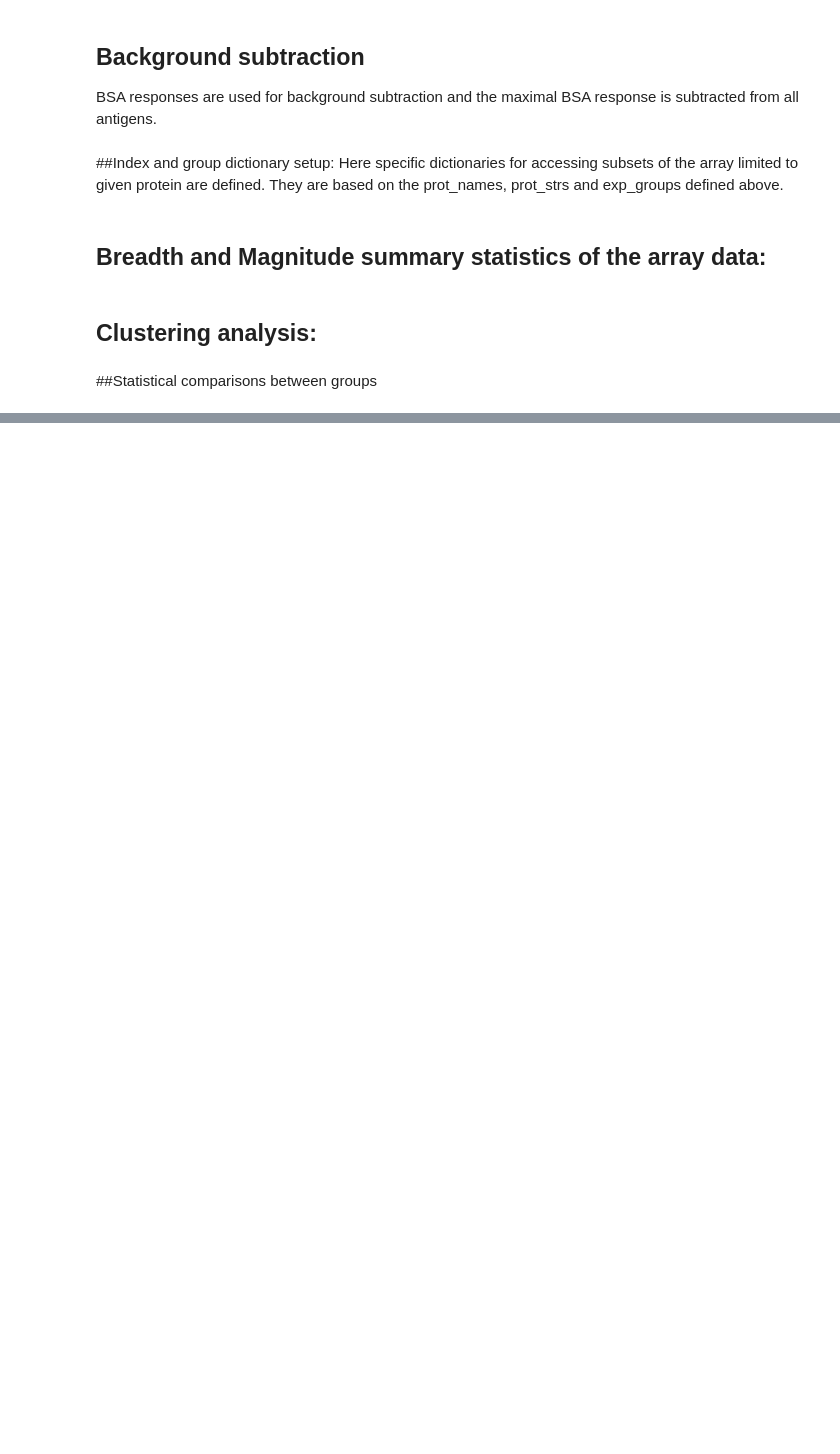
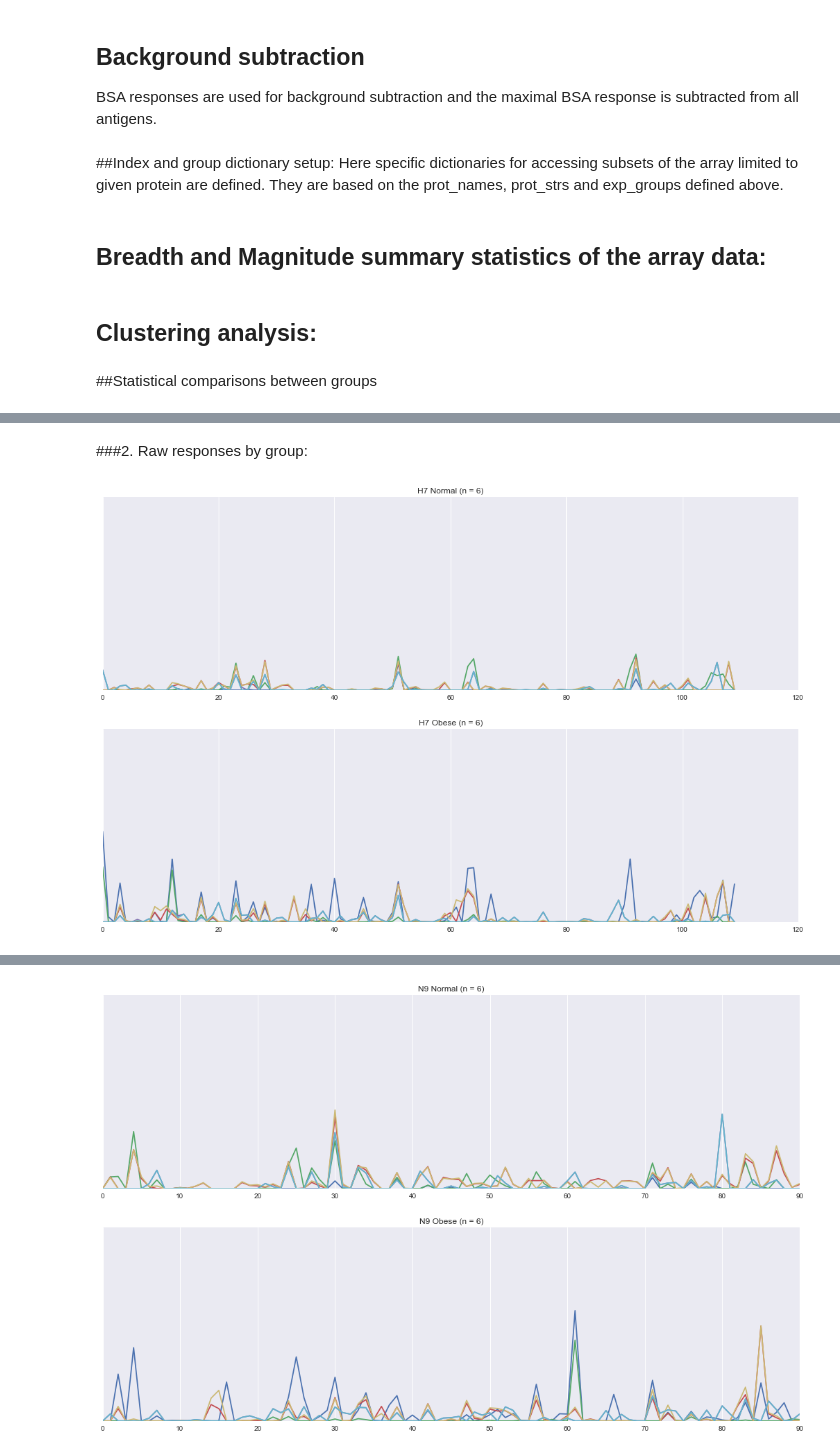
Before and after one commit to thertz/HertzLabCode, a Jupyter notebook: Python/notebooks/Analyze_Array_Data.ipynb, the cells around one changed output, grey strips where cells are left out. Saved outputs shown, nothing was run; the diff lists cells and outputs as text; code cells hidden in the pictures; blank space fills up the shorter version.

```diff
--- a/Python/notebooks/Analyze_Array_Data.ipynb
+++ b/Python/notebooks/Analyze_Array_Data.ipynb
@@ -250,0 +130,15 @@ for p, s in zip(prot_names, prot_strs):
+# %% [markdown]
+###2. Raw responses by group:
+# %%
+# Plot responses by groups for each protein separately - groups can be prot_strs, or any subset of these:
+# the second list is prot_strs for figure titles.
+# you can use this for all proteins:
+# for p, s in zip(prot_names, prot_strs):
+for p, s in zip(['SHA_ha', 'SHA_na'], ['H7', 'N9']):
+    amp.plot_responses_by_exp_groups(arr_df=arr_df, antigen_inds = ind_dict[p],
+                                     exp_groups=exp_groups, fig_path=None, fig_prefix=s, y_lims=y_lims)
+    plt.show()
+    display(HTML("<HR>"))
+ind_dict[p]
+# %% [output]
+[figure, added]
@@ -250,0 +146 @@ for p, s in zip(prot_names, prot_strs):
+[figure, added]
```
Also changed, not shown: parts of 35 cells of this notebook, 9 other files.
